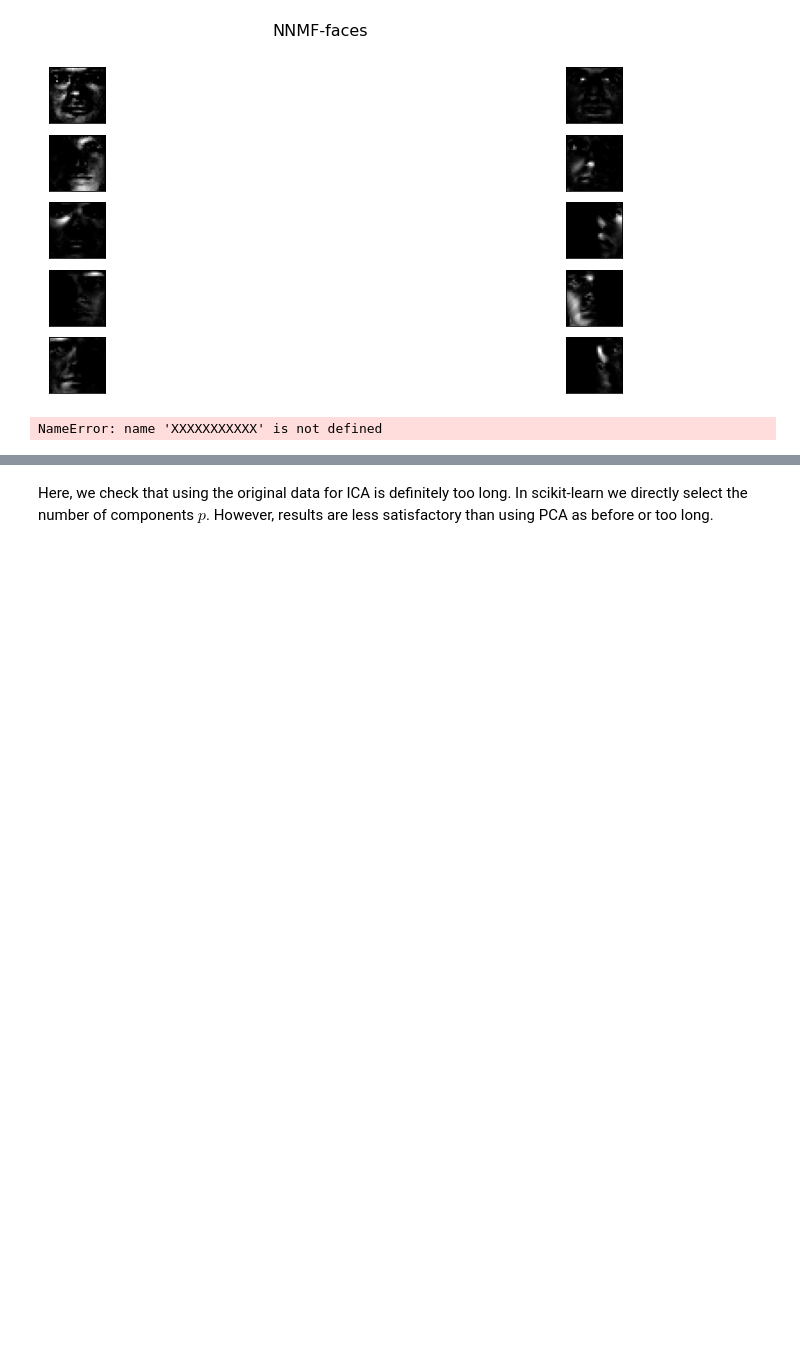
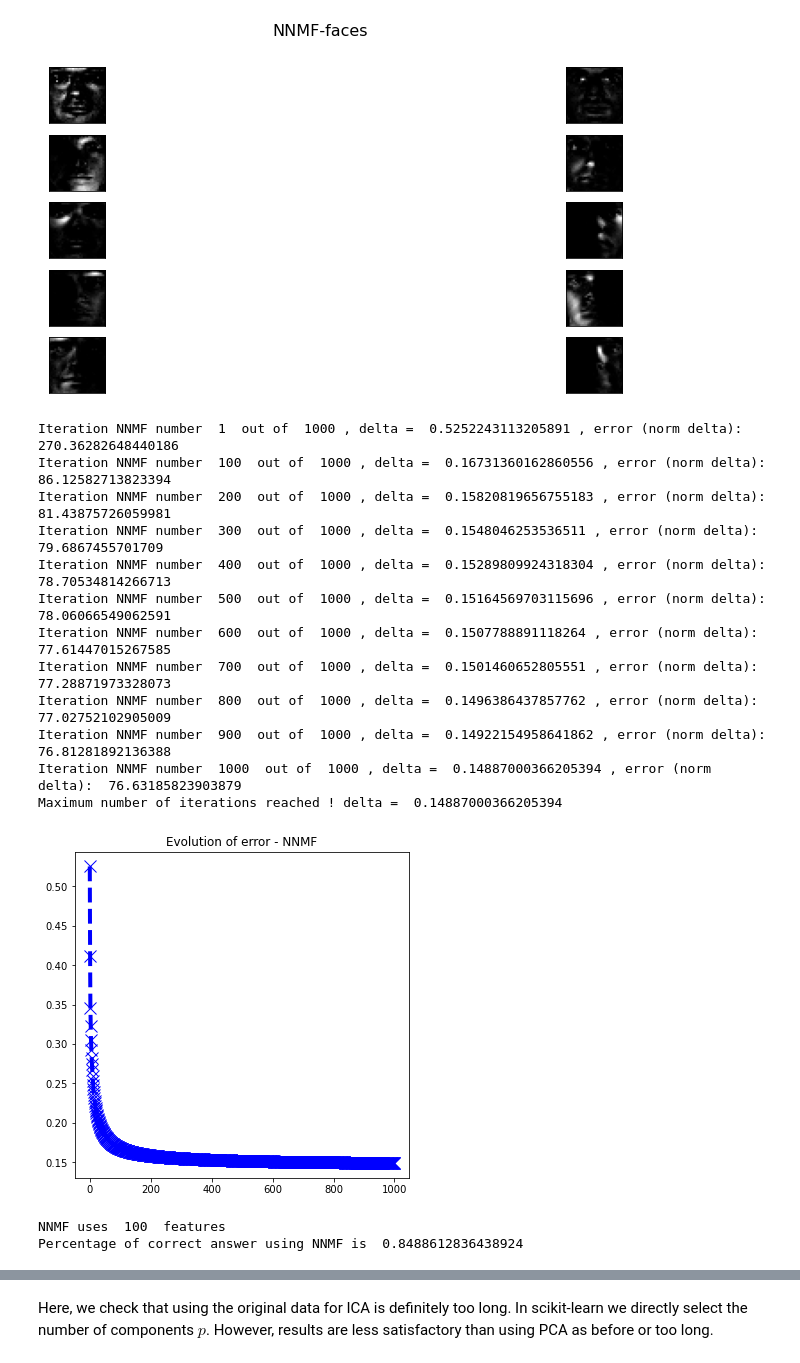
Before and after one commit to Eidantz/Machine-Learning-for-Bioimaging, a Jupyter notebook: TP1 - Unsupervised Learning/TP_Unsupervised_1_FaceRecognition.ipynb, the cells around one changed output, grey strips where cells are left out. Cells and saved outputs as stored; diff of their text form; code cells hidden in the pictures; blank space fills up the shorter version.

Commit message:
added NNMFLecture

```diff
--- a/TP1 - Unsupervised Learning/TP_Unsupervised_1_FaceRecognition.ipynb
+++ b/TP1 - Unsupervised Learning/TP_Unsupervised_1_FaceRecognition.ipynb
@@ -852,9 +848,17 @@ def NNMFLecture(X,r=None,N_Iter=1000,tolerance=1e-3,plot_evolution=1):
 
         # multiplicative method
         for i in range(20):
-            W = np.divide(XXXXXXXX + eps)
+            XtW = np.dot(W.T, X)
+            HWtW = np.dot(W.T.dot(W), H ) + eps
+            H *= XtW
+            H /= HWtW
+            #W = np.divide(XXXXXXXX + eps)
 
-        H = np.divide(XXXXXXXXXX + eps)
+        XH = X.dot(H.T)
+        WHtH = W.dot(H.dot(H.T)) + eps
+        W *= XH
+        W /= WHtH
+        #H = np.divide(XXXXXXXXXX + eps)
 
         # Convergence indices
         k = k + 1
@@ -877,9 +881,35 @@ def NNMFLecture(X,r=None,N_Iter=1000,tolerance=1e-3,plot_evolution=1):
         plt.show()
 
     return W,H
-# %%
-# For IMP
-# NNMF (test your own implementation)
-XXXXXXXXXXX
-# %% [output]
-NameError: name 'XXXXXXXXXXX' is not defined
+# %%
+# For IMP
+# NNMF (test your own implementation)
+Ncomponents=100 # choose a number of componenents (r in the slides)
+#model = NMF(init='random', solver='mu', n_components=Ncomponents, tol=1e-3,max_iter=300, random_state=0)
+WtrainNNMF,HtrainNNMF = NNMFLecture(Xtrain.T,r=Ncomponents,N_Iter=1000,tolerance=1e-3,plot_evolution=1)
+
+plotFaces(WtrainNNMF.T,r,c,ncol=2,indeces=np.arange(0,10,1),title='NNMF-faces')
+
+Htest_nnmf = np.dot(LA.pinv(WtrainNNMF),Xtest.T)
+
+print('NNMF uses ', Ncomponents, ' features')
+
+# Score
+NN.fit(HtrainNNMF.T,Id_Train.ravel())
+print('Percentage of correct answer using NNMF is ', NN.score(Htest_nnmf.T,Id_Test))
+# %% [output]
+Iteration NNMF number  1  out of  1000 , delta =  0.5252243113205891 , error (norm delta):  270.36282648440186
+Iteration NNMF number  100  out of  1000 , delta =  0.16731360162860556 , error (norm delta):  86.12582713823394
+Iteration NNMF number  200  out of  1000 , delta =  0.15820819656755183 , error (norm delta):  81.43875726059981
+Iteration NNMF number  300  out of  1000 , delta =  0.1548046253536511 , error (norm delta):  79.6867455701709
+Iteration NNMF number  400  out of  1000 , delta =  0.15289809924318304 , error (norm delta):  78.70534814266713
+Iteration NNMF number  500  out of  1000 , delta =  0.15164569703115696 , error (norm delta):  78.06066549062591
+Iteration NNMF number  600  out of  1000 , delta =  0.1507788891118264 , error (norm delta):  77.61447015267585
+Iteration NNMF number  700  out of  1000 , delta =  0.1501460652805551 , error (norm delta):  77.28871973328073
+Iteration NNMF number  800  out of  1000 , delta =  0.1496386437857762 , error (norm delta):  77.02752102905009
+Iteration NNMF number  900  out of  1000 , delta =  0.14922154958641862 , error (norm delta):  76.81281892136388
+Iteration NNMF number  1000  out of  1000 , delta =  0.14887000366205394 , error (norm delta):  76.63185823903879
+Maximum number of iterations reached ! delta =  0.14887000366205394
+[figure, added]
+NNMF uses  100  features
+Percentage of correct answer using NNMF is  0.8488612836438924
```
Also changed, not shown: parts of 6 cells of this notebook.
